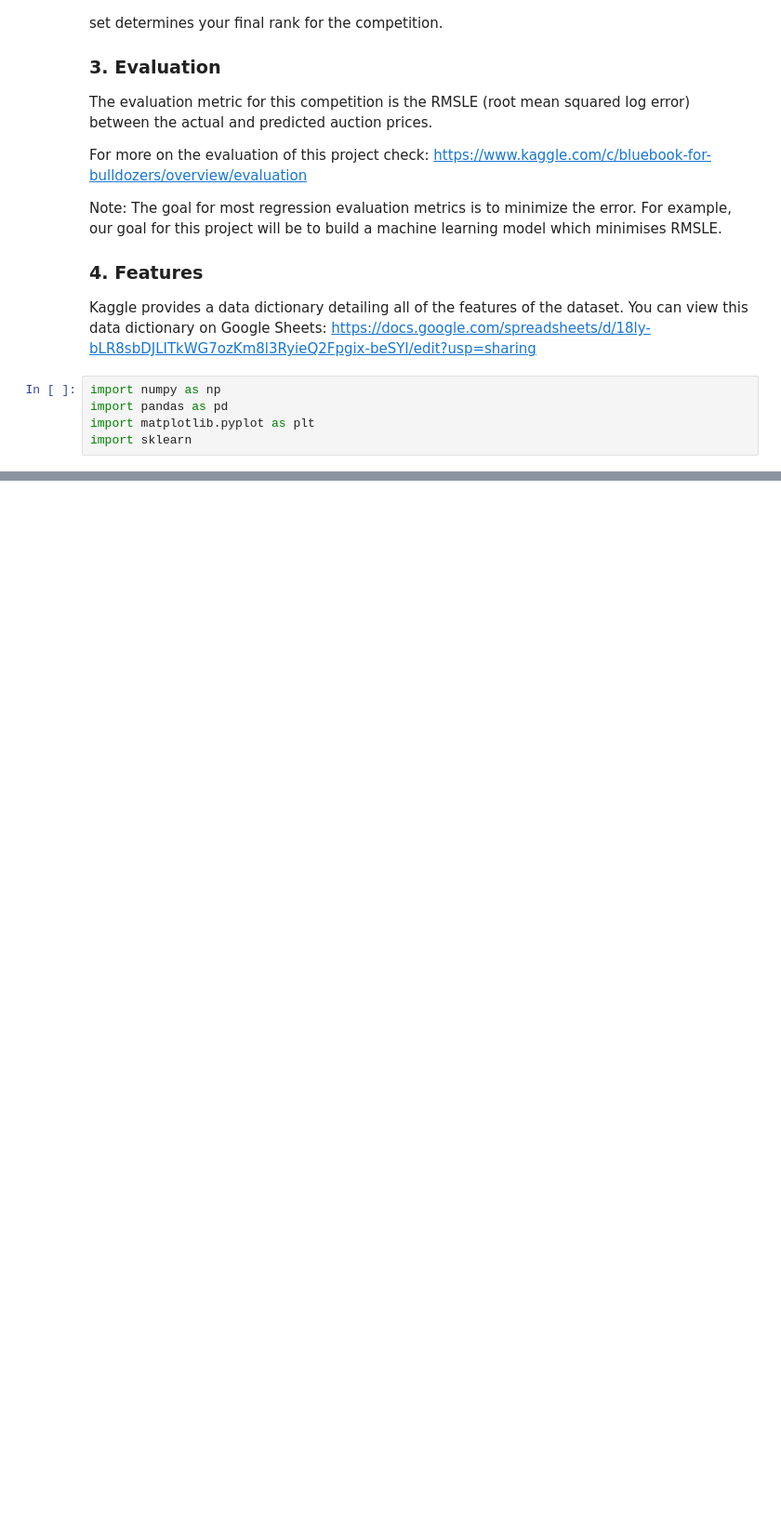
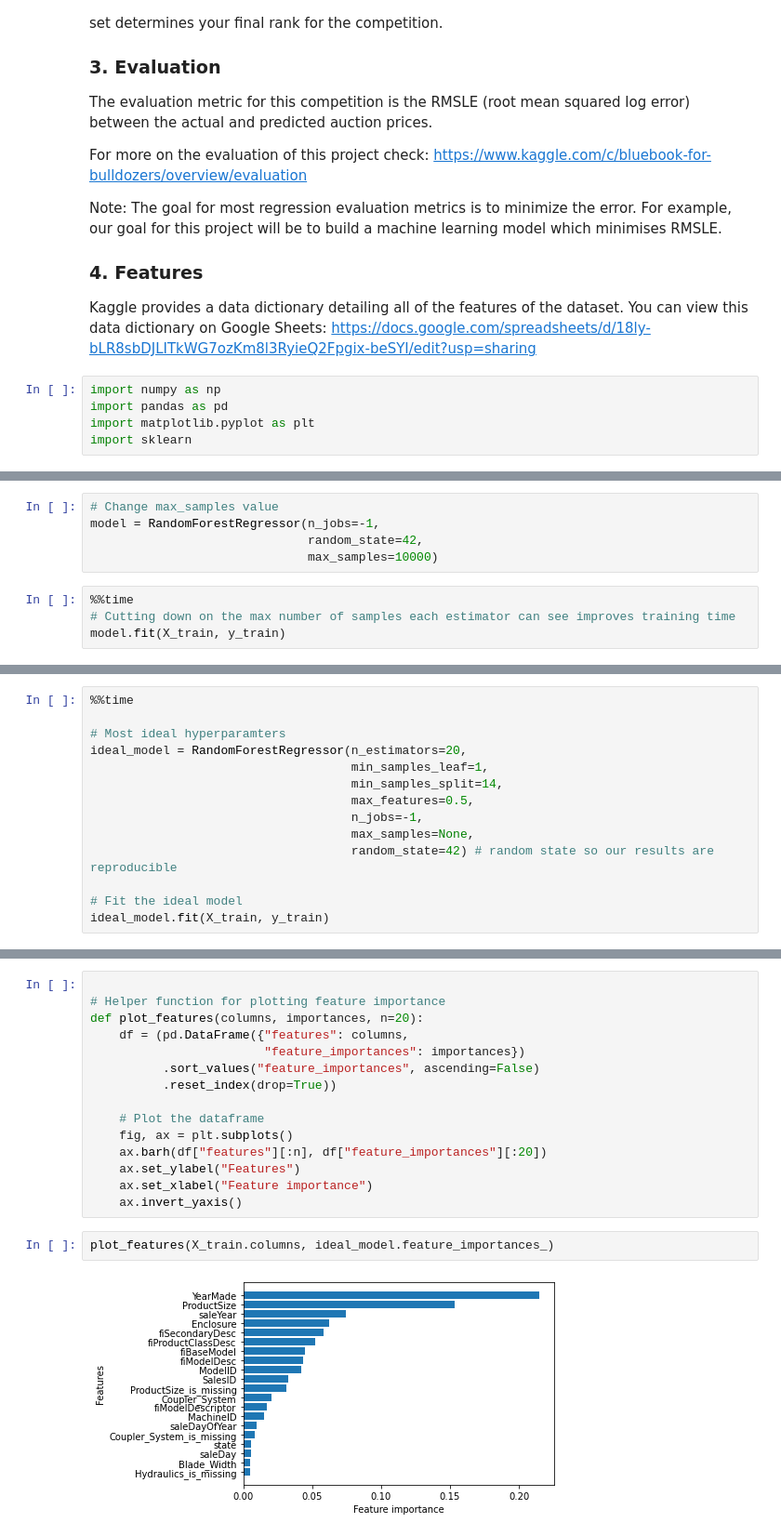
Before and after one commit to mayurvarma14/ml-bulldozer-price-prediction, a Jupyter notebook: bulldozer-price-prediction.ipynb, the cells around one changed output, grey strips where cells are left out. Shown: that part at 93% size. Drawn from its saved outputs; the diff is of its cells as text; blank space fills up the shorter version.

```diff
--- a/bulldozer-price-prediction.ipynb
+++ b/bulldozer-price-prediction.ipynb
@@ -28,0 +612,9 @@ import sklearn
+# %%
+# Change max_samples value
+model = RandomForestRegressor(n_jobs=-1,
+                              random_state=42,
+                              max_samples=10000)
+# %%
+%%time
+# Cutting down on the max number of samples each estimator can see improves training time
+model.fit(X_train, y_train)
@@ -28,0 +695,14 @@ import sklearn
+# %%
+%%time
+
+# Most ideal hyperparamters
+ideal_model = RandomForestRegressor(n_estimators=20,
+                                    min_samples_leaf=1,
+                                    min_samples_split=14,
+                                    max_features=0.5,
+                                    n_jobs=-1,
+                                    max_samples=None,
+                                    random_state=42) # random state so our results are reproducible
+
+# Fit the ideal model
+ideal_model.fit(X_train, y_train)
@@ -28,0 +840,19 @@ import sklearn
+# %%
+
+# Helper function for plotting feature importance
+def plot_features(columns, importances, n=20):
+    df = (pd.DataFrame({"features": columns,
+                        "feature_importances": importances})
+          .sort_values("feature_importances", ascending=False)
+          .reset_index(drop=True))
+
+    # Plot the dataframe
+    fig, ax = plt.subplots()
+    ax.barh(df["features"][:n], df["feature_importances"][:20])
+    ax.set_ylabel("Features")
+    ax.set_xlabel("Feature importance")
+    ax.invert_yaxis()
+# %%
+plot_features(X_train.columns, ideal_model.feature_importances_)
+# %% [output]
+[figure, added]
```
Also changed, not shown: parts of 69 cells of this notebook, 4 other files.
